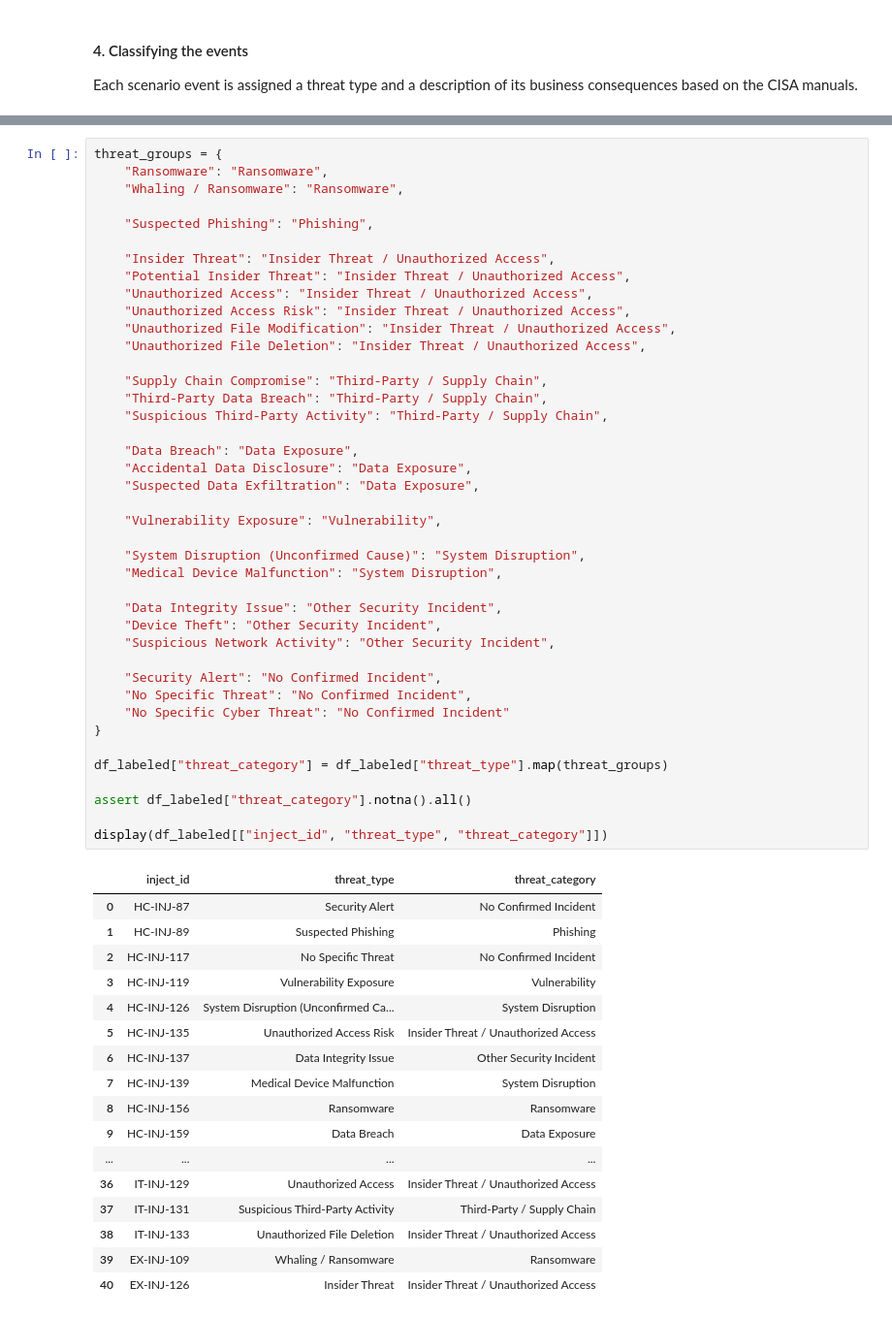
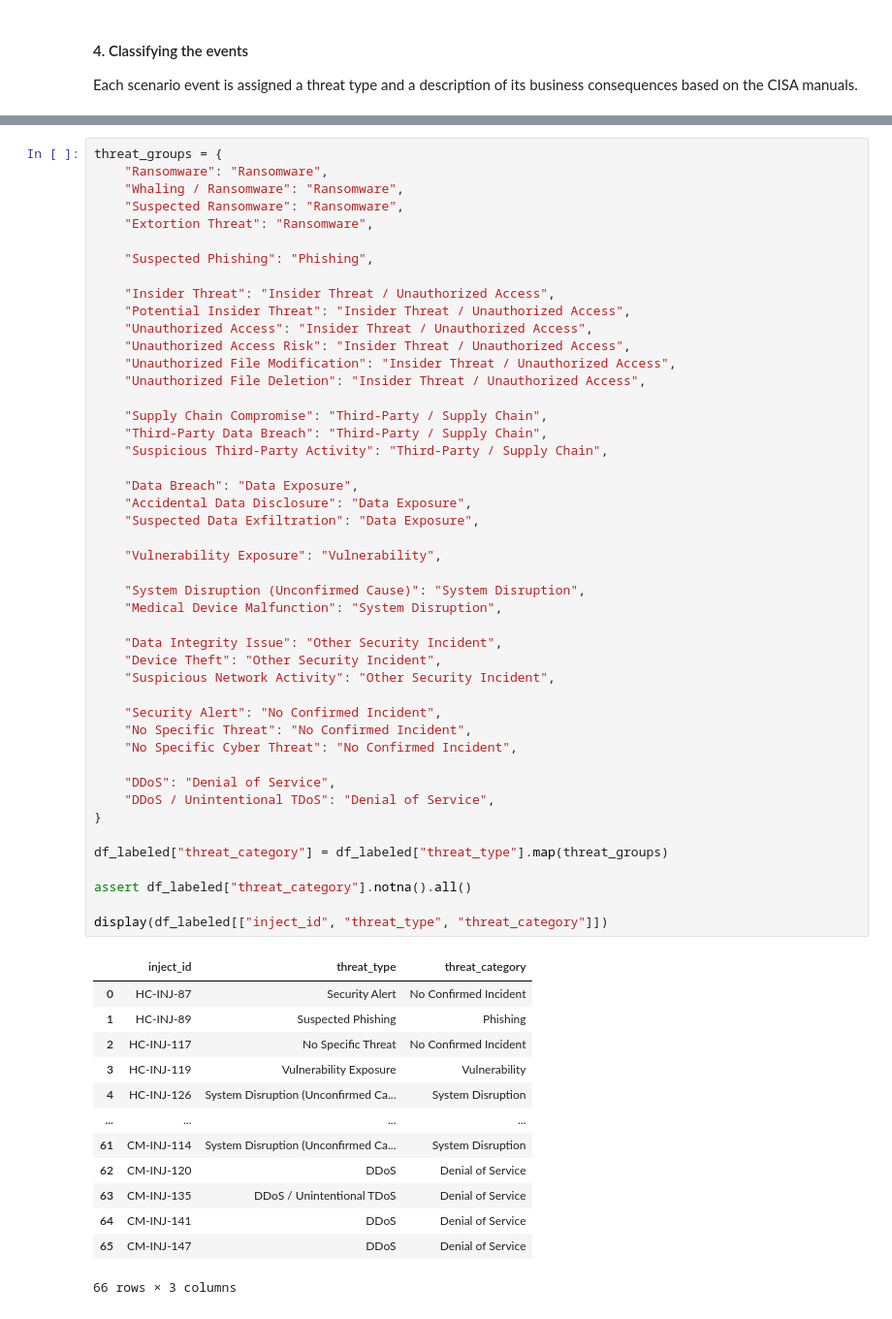
Before and after one commit to Mastercoder-1000/Data-Strategy-amp-Modelling-for-a-Strategic-Cybersecurity-Decision-Making-Exercise-Platform-, a Jupyter notebook: notebooks/cisa_analysis.ipynb, the cells around one changed output, grey strips where cells are left out. Shown at 97% size. Saved outputs shown, nothing was run; the diff lists cells and outputs as text.

```diff
--- a/notebooks/cisa_analysis.ipynb
+++ b/notebooks/cisa_analysis.ipynb
@@ -318,6 +409,8 @@ Similar threat types are grouped into broader categories to make them easier to
 threat_groups = {
     "Ransomware": "Ransomware",
     "Whaling / Ransomware": "Ransomware",
+    "Suspected Ransomware": "Ransomware",
+    "Extortion Threat": "Ransomware",
 
     "Suspected Phishing": "Phishing",
 
@@ -334,42 +427,41 @@ threat_groups = {
 
     "Data Breach": "Data Exposure",
     "Accidental Data Disclosure": "Data Exposure",
     "Suspected Data Exfiltration": "Data Exposure",
 
     "Vulnerability Exposure": "Vulnerability",
 
     "System Disruption (Unconfirmed Cause)": "System Disruption",
     "Medical Device Malfunction": "System Disruption",
 
     "Data Integrity Issue": "Other Security Incident",
     "Device Theft": "Other Security Incident",
     "Suspicious Network Activity": "Other Security Incident",
 
     "Security Alert": "No Confirmed Incident",
     "No Specific Threat": "No Confirmed Incident",
-    "No Specific Cyber Threat": "No Confirmed Incident"
+    "No Specific Cyber Threat": "No Confirmed Incident",
+
+    "DDoS": "Denial of Service",
+    "DDoS / Unintentional TDoS": "Denial of Service",
 }
 
 df_labeled["threat_category"] = df_labeled["threat_type"].map(threat_groups)
 
 assert df_labeled["threat_category"].notna().all()
 
 display(df_labeled[["inject_id", "threat_type", "threat_category"]])
 # %% [output]
 |  | inject_id | threat_type | threat_category |
 | 0 | HC-INJ-87 | Security Alert | No Confirmed Incident |
 | 1 | HC-INJ-89 | Suspected Phishing | Phishing |
 | 2 | HC-INJ-117 | No Specific Threat | No Confirmed Incident |
 | 3 | HC-INJ-119 | Vulnerability Exposure | Vulnerability |
 | 4 | HC-INJ-126 | System Disruption (Unconfirmed Ca... | System Disruption |
-| 5 | HC-INJ-135 | Unauthorized Access Risk | Insider Threat / Unauthorized Access |
-| 6 | HC-INJ-137 | Data Integrity Issue | Other Security Incident |
-| 7 | HC-INJ-139 | Medical Device Malfunction | System Disruption |
-| 8 | HC-INJ-156 | Ransomware | Ransomware |
-| 9 | HC-INJ-159 | Data Breach | Data Exposure |
 | ... | ... | ... | ... |
-| 36 | IT-INJ-129 | Unauthorized Access | Insider Threat / Unauthorized Access |
-| 37 | IT-INJ-131 | Suspicious Third-Party Activity | Third-Party / Supply Chain |
-| 38 | IT-INJ-133 | Unauthorized File Deletion | Insider Threat / Unauthorized Access |
-| 39 | EX-INJ-109 | Whaling / Ransomware | Ransomware |
-| 40 | EX-INJ-126 | Insider Threat | Insider Threat / Unauthorized Access |
+| 61 | CM-INJ-114 | System Disruption (Unconfirmed Ca... | System Disruption |
+| 62 | CM-INJ-120 | DDoS | Denial of Service |
+| 63 | CM-INJ-135 | DDoS / Unintentional TDoS | Denial of Service |
+| 64 | CM-INJ-141 | DDoS | Denial of Service |
+| 65 | CM-INJ-147 | DDoS | Denial of Service |
+66 rows × 3 columns
```
Also changed, not shown: parts of 17 cells of this notebook, 8 other files.
